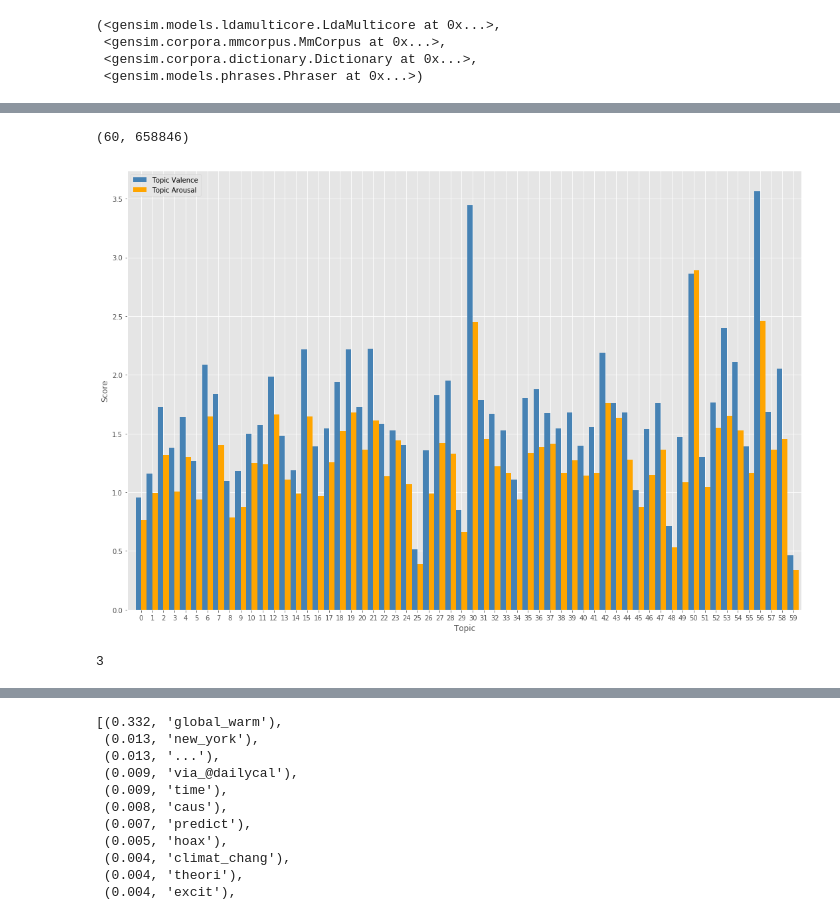
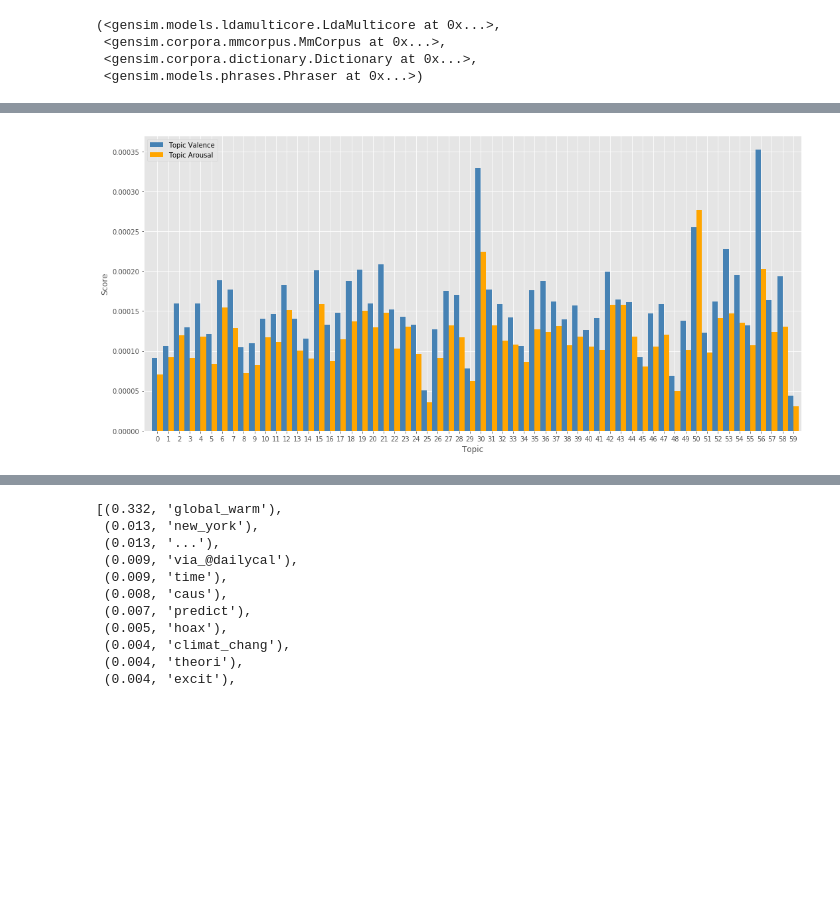
Before and after one commit to NYU-CDS-Capstone-Project/NotablyLoftyPotential, a Jupyter notebook: final_output/4 - Topic Valence and Arousal.ipynb, the cells around one changed output, grey strips where cells are left out. Cells and saved outputs as stored; diff of their text form; code cells hidden in the pictures; blank space fills up the shorter version.

```diff
--- a/final_output/4 - Topic Valence and Arousal.ipynb
+++ b/final_output/4 - Topic Valence and Arousal.ipynb
@@ -115,37 +88,35 @@ for word in df.word_stemmed.unique():
-# %%
-topics = model.get_topics()
-topics.shape
-# %% [output]
-(60, 658846)
 # %%
-total_v_sd = np.array([np.sum(v_sd)]*n)
-total_a_sd = np.array([np.sum(a_sd)]*n)
-valence_mat = topics*(v_mean*(total_v_sd-v_sd)/total_v_sd)
-arousal_mat = topics*(a_mean*(total_a_sd-a_sd)/total_a_sd)
+total_v_sd = np.sum(v_sd)
+total_a_sd = np.sum(a_sd)
+
+with np.errstate(divide='ignore'):
+    v_sd_ratio = total_v_sd / v_sd
+    v_sd_ratio[v_sd==0] = 0
+    a_sd_ratio = total_a_sd / a_sd
+    a_sd_ratio[a_sd==0] = 0
+v_sd_weight = v_sd_ratio / np.sum(v_sd_ratio)
+a_sd_weight = a_sd_ratio / np.sum(a_sd_ratio)
+
+valence_mat = topics*(v_mean*v_sd_weight)
+arousal_mat = topics*(a_mean*a_sd_weight)
 topic_valence = np.sum(valence_mat, axis=1)
 topic_arousal = np.sum(arousal_mat, axis=1)
 # %%
 index = np.arange(60)
 bar_width = 0.5
-fig = plt.figure(figsize=(15,10))
+fig = plt.figure(figsize=(15,7))
 ax = fig.add_subplot(111)
 
-rects1 = plt.bar(index, topic_valence, bar_width,
-                 color='steelblue',
-                 label='Topic Valence')
-
-rects2 = plt.bar(index+bar_width, topic_arousal, bar_width,
-                 color='orange',
-                 label='Topic Arousal')
+rects1 = plt.bar(index, topic_valence, bar_width, color='steelblue', label='Topic Valence')
+rects2 = plt.bar(index+bar_width, topic_arousal, bar_width, color='orange', label='Topic Arousal')
 
 plt.xlim(-1,60)
-
 plt.xlabel('Topic')
 plt.ylabel('Score')
 plt.xticks(index + bar_width / 2, index)
 plt.legend()
 
 plt.tight_layout()
 plt.show()
 # %% [output]
-[figure, old version]
+[figure, new version]
@@ -175,13 +123,2 @@ for j in range(len(df_base)):
-# %%
-one = [1,2,3,4,5,6,7,8,9] # outrage words
-two = [1,2,1,10,20,30] # new tweet
-common = set(one) & set(two)
-counts = 0
-for item in two:
-    if item in common:
-        counts += 1
-counts
-# %% [output]
-3
 # %%
 topics = model.print_topics(num_topics=60, num_words=30)
```
Also changed, not shown: parts of 20 cells of this notebook.
